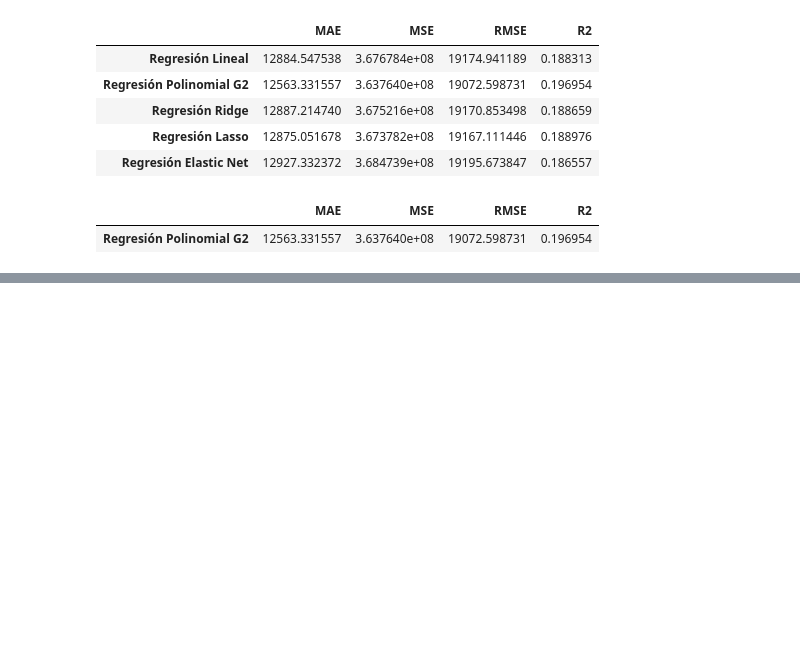
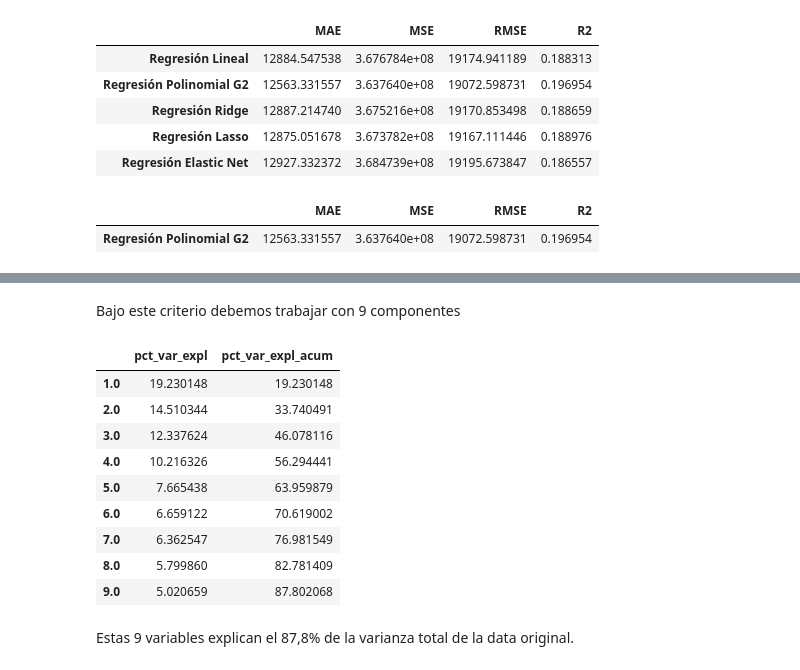
Before and after one commit to SebDLC/CienciaDeDatos, a Jupyter notebook: codigos.ipynb, the cells around one changed output, grey strips where cells are left out. Saved outputs shown, nothing was run; the diff lists cells and outputs as text; code cells hidden in the pictures; blank space fills up the shorter version.

```diff
--- a/codigos.ipynb
+++ b/codigos.ipynb
@@ -396,0 +416,2 @@ df_metricas[df_metricas['RMSE'] == df_metricas['RMSE'].min()]
+# %%
+data_scaled_df = pd.DataFrame(data_scaled, columns=original_data.columns)
@@ -396,0 +499,34 @@ df_metricas[df_metricas['RMSE'] == df_metricas['RMSE'].min()]
+# %% [markdown]
+Bajo este criterio debemos trabajar con 9 componentes
+# %%
+varianza_explicada=[]
+varianza_explicada_acum =[]
+
+# Loop para capturar la varianza explicada y la varianza explicada acumulada
+for i in autovalores_kaiser:
+    varianza_explicada.append((i)/sum(autovalores)*100)
+    varianza_explicada_acum.append(sum(varianza_explicada))
+
+
+# Generar DataFrame
+matriz_var_expl = pd.DataFrame({'pct_var_expl': varianza_explicada,
+                                'pct_var_expl_acum': varianza_explicada_acum
+                               },
+                               index=np.linspace(1,len(autovalores_kaiser),len(autovalores_kaiser)))
+
+
+# Visualizar matriz
+matriz_var_expl
+# %% [output]
+|  | pct_var_expl | pct_var_expl_acum |
+| 1.0 | 19.230148 | 19.230148 |
+| 2.0 | 14.510344 | 33.740491 |
+| 3.0 | 12.337624 | 46.078116 |
+| 4.0 | 10.216326 | 56.294441 |
+| 5.0 | 7.665438 | 63.959879 |
+| 6.0 | 6.659122 | 70.619002 |
+| 7.0 | 6.362547 | 76.981549 |
+| 8.0 | 5.799860 | 82.781409 |
+| 9.0 | 5.020659 | 87.802068 |
+# %% [markdown]
+Estas 9 variables explican el 87,8% de la varianza total de la data original.
```
Also changed, not shown: parts of 21 cells of this notebook.
